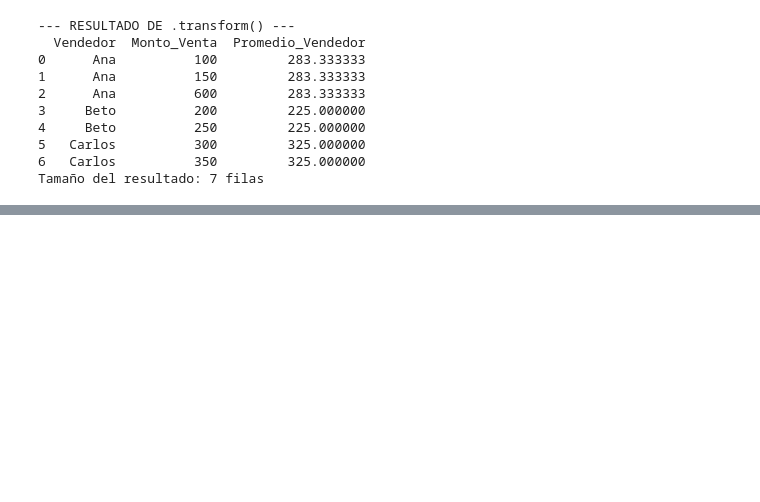
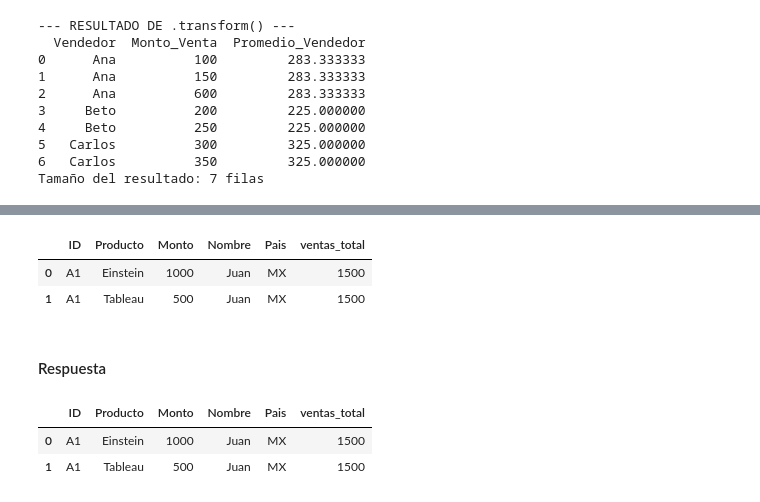
Before and after one commit to GustavoMontenegroVargas/fast-api, a Jupyter notebook: notebooks/test.ipynb, the cells around one changed output, grey strips where cells are left out. Saved outputs shown, nothing was run; the diff lists cells and outputs as text; code cells hidden in the pictures; blank space fills up the shorter version.

```diff
--- a/notebooks/test.ipynb
+++ b/notebooks/test.ipynb
@@ -71,0 +260,11 @@ Tamaño del resultado: 7 filas
+# %%
+# Filtrado por país
+
+df_ventas_por_vendedor_mx = df_ventas_por_vendedor[df_ventas_por_vendedor["Pais"] == "MX"]
+df_ventas_por_vendedor_mx
+# %% [output]
+|  | ID | Producto | Monto | Nombre | Pais | ventas_total |
+| 0 | A1 | Einstein | 1000 | Juan | MX | 1500 |
+| 1 | A1 | Tableau | 500 | Juan | MX | 1500 |
+# %% [markdown]
+#### Respuesta
@@ -71,0 +297,6 @@ Tamaño del resultado: 7 filas
+# %%
+df_ventas_por_vendedor_mx
+# %% [output]
+|  | ID | Producto | Monto | Nombre | Pais | ventas_total |
+| 0 | A1 | Einstein | 1000 | Juan | MX | 1500 |
+| 1 | A1 | Tableau | 500 | Juan | MX | 1500 |
```
Also changed, not shown: parts of 28 cells of this notebook, 1 other file.
